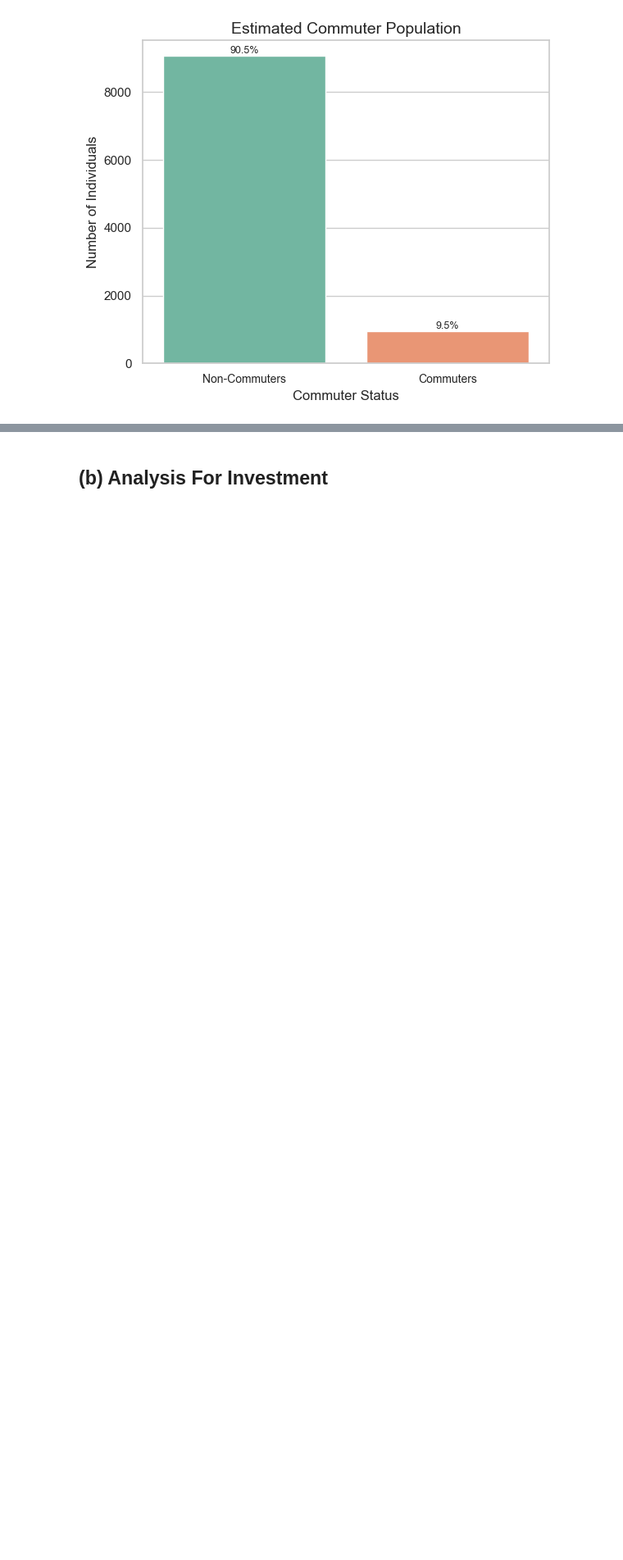
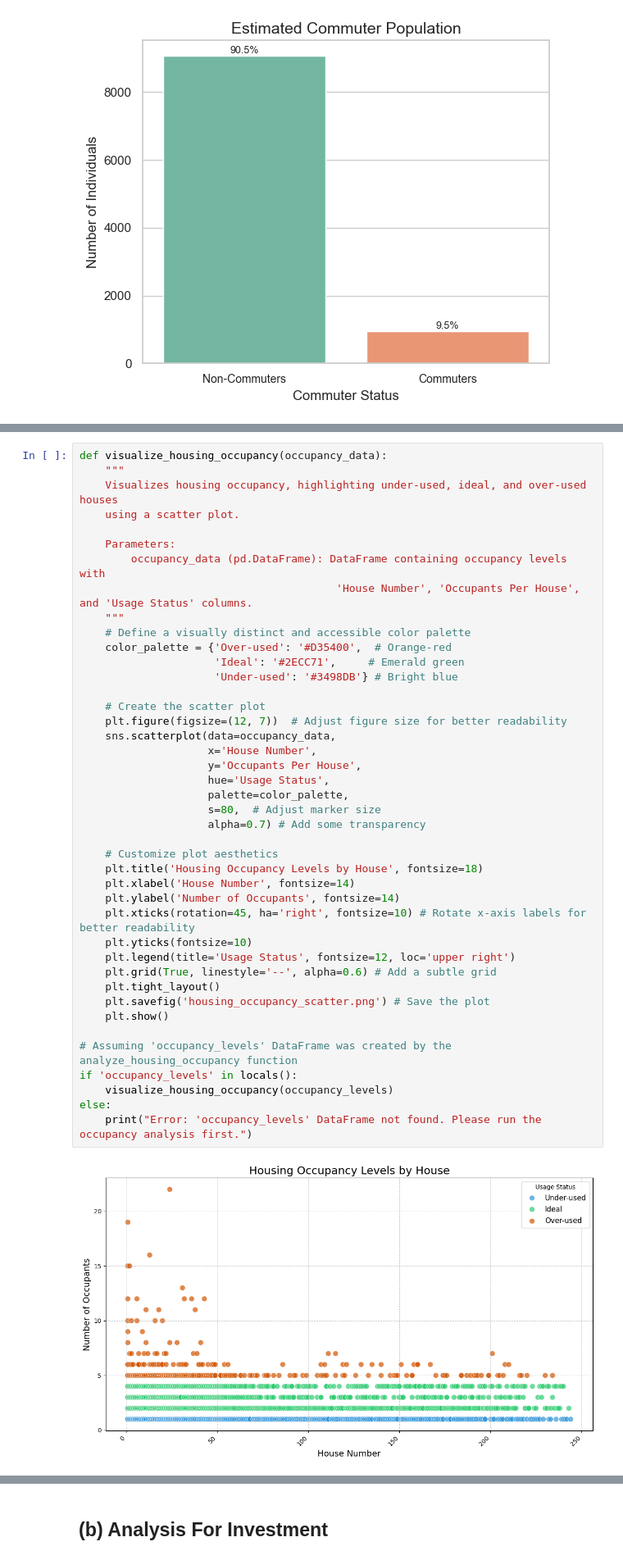
Before and after one commit to Pappy-Vx/censor, a Jupyter notebook: census_analysis.ipynb, the cells around one changed output, grey strips where cells are left out. Shown at 82% size. Drawn from its saved outputs; the diff is of its cells as text; blank space fills up the shorter version.

```diff
--- a/census_analysis.ipynb
+++ b/census_analysis.ipynb
@@ -886,0 +884,44 @@ The data supports the conclusion that a train station would enhance mobility for
+# %%
+def visualize_housing_occupancy(occupancy_data):
+    """
+    Visualizes housing occupancy, highlighting under-used, ideal, and over-used houses
+    using a scatter plot.
+
+    Parameters:
+        occupancy_data (pd.DataFrame): DataFrame containing occupancy levels with
+                                        'House Number', 'Occupants Per House', and 'Usage Status' columns.
+    """
+    # Define a visually distinct and accessible color palette
+    color_palette = {'Over-used': '#D35400',  # Orange-red
+                     'Ideal': '#2ECC71',     # Emerald green
+                     'Under-used': '#3498DB'} # Bright blue
+
+    # Create the scatter plot
+    plt.figure(figsize=(12, 7))  # Adjust figure size for better readability
+    sns.scatterplot(data=occupancy_data,
+                    x='House Number',
+                    y='Occupants Per House',
+                    hue='Usage Status',
+                    palette=color_palette,
+                    s=80,  # Adjust marker size
+                    alpha=0.7) # Add some transparency
+
+    # Customize plot aesthetics
+    plt.title('Housing Occupancy Levels by House', fontsize=18)
+    plt.xlabel('House Number', fontsize=14)
+    plt.ylabel('Number of Occupants', fontsize=14)
+    plt.xticks(rotation=45, ha='right', fontsize=10) # Rotate x-axis labels for better readability
+    plt.yticks(fontsize=10)
+    plt.legend(title='Usage Status', fontsize=12, loc='upper right')
+    plt.grid(True, linestyle='--', alpha=0.6) # Add a subtle grid
+    plt.tight_layout()
+    plt.savefig('housing_occupancy_scatter.png') # Save the plot
+    plt.show()
+
+# Assuming 'occupancy_levels' DataFrame was created by the analyze_housing_occupancy function
+if 'occupancy_levels' in locals():
+    visualize_housing_occupancy(occupancy_levels)
+else:
+    print("Error: 'occupancy_levels' DataFrame not found. Please run the occupancy analysis first.")
+# %% [output]
+[figure, added]
```
Also changed, not shown: parts of 15 cells of this notebook, 2 other files.
